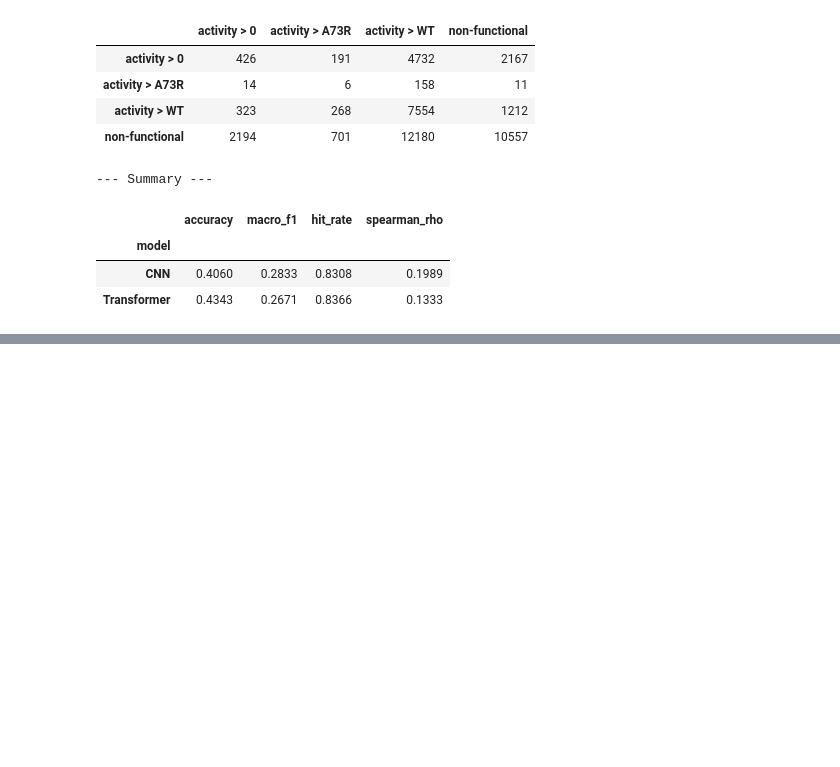
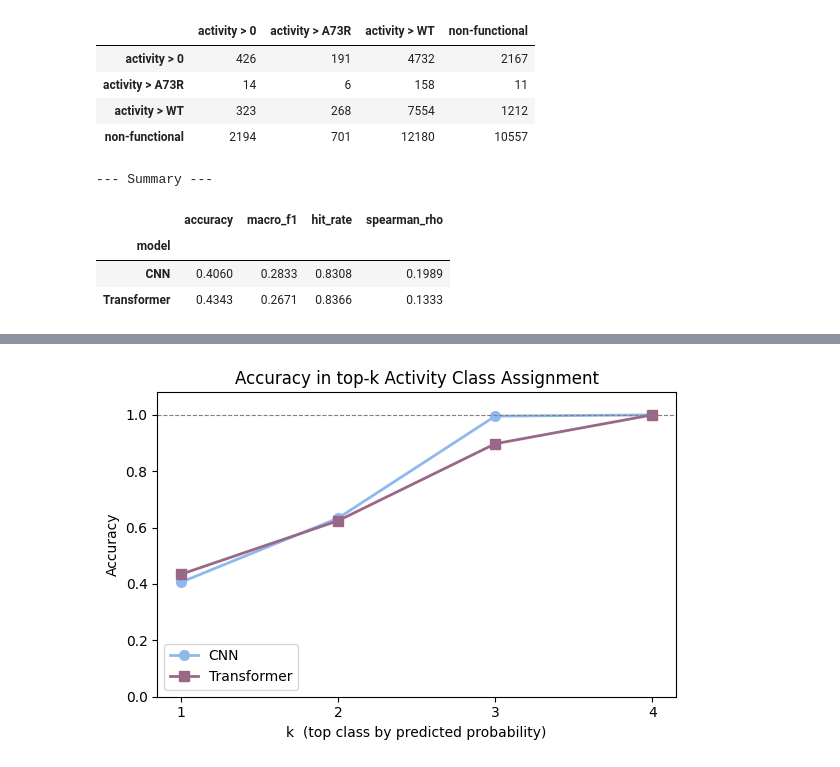
Before and after one commit to zahmiriajoh/AwasthiJohnson_10.C51, a Jupyter notebook: notebooks/02_model_comparison.ipynb, the cells around one changed output, grey strips where cells are left out. Saved outputs shown, nothing was run; the diff lists cells and outputs as text; code cells hidden in the pictures; blank space fills up the shorter version.

```diff
--- a/notebooks/02_model_comparison.ipynb
+++ b/notebooks/02_model_comparison.ipynb
@@ -163,36 +168,48 @@ plt.show()
+# %%
+# Color assignment
+c_cnn = '#8FB8ED'
+c_trans = '#996888'
 # %%
-# Top-k accuracy (ordinal)
+# Top-k accuracy
+# could also use sklearn.metrics.top_k_accuracy_score,
+# but it doesn't handle ties well
+# (e.g. if two classes have same prob,
+# it counts as correct if either is true label
+# — which can inflate top-2 acc when there are many ties)
+
 prob_cols = [f"prob_{cls}" for cls in ACTIVITY_CLASSES]
 
 def topk_accuracy(df, ks):
     probs  = df[prob_cols].values                          # (N, 4)
     labels = np.array([ACTIVITY_CLASSES.index(c) for c in df["activity_level"]])
     # rank classes by descending probability for each sample
     ranked = np.argsort(-probs, axis=1)                    # (N, 4) — col 0 = top-1 class
     return [float(np.any(ranked[:, :k] == labels[:, None], axis=1).mean()) for k in ks]
 
 ks = list(range(1, len(ACTIVITY_CLASSES) + 1))
 cnn_topk   = topk_accuracy(cnn_preds_df,   ks)
 trans_topk = topk_accuracy(trans_preds_df, ks)
 
 fig, ax = plt.subplots(figsize=(6, 4))
-ax.plot(ks, cnn_topk,   marker="o", linewidth=2, markersize=7, label="CNN")
-ax.plot(ks, trans_topk, marker="s", linewidth=2, markersize=7, label="Transformer")
+ax.plot(ks, cnn_topk,   marker="o", linewidth=2, markersize=7, label="CNN",c=c_cnn)
+ax.plot(ks, trans_topk, marker="s", linewidth=2, markersize=7, label="Transformer",c=c_trans)
 
-for k, acc in zip(ks, cnn_topk):
-    ax.annotate(f"{acc:.3f}", xy=(k, acc), xytext=(-18, 6),
-                textcoords="offset points", fontsize=8, color="C0")
-for k, acc in zip(ks, trans_topk):
-    ax.annotate(f"{acc:.3f}", xy=(k, acc), xytext=(4, 6),
-                textcoords="offset points", fontsize=8, color="C1")
+# for k, acc in zip(ks, cnn_topk):
+#     ax.annotate(f"{acc:.3f}", xy=(k, acc), xytext=(-18, 6),
+#                 textcoords="offset points", fontsize=8)
+# for k, acc in zip(ks, trans_topk):
+#     ax.annotate(f"{acc:.3f}", xy=(k, acc), xytext=(4, 6),
+#                 textcoords="offset points", fontsize=8)
 
 ax.set_xticks(ks)
-ax.set_xticklabels([f"k={k}" for k in ks])
-ax.set_xlabel("k  (true class in top-k by predicted probability)")
+#ax.set_xticklabels([f"k={k}" for k in ks])
+ax.set_xlabel("k  (top class by predicted probability)")
 ax.set_ylabel("Accuracy")
 ax.set_ylim(0, 1.08)
-ax.set_title("Top-k accuracy — CNN vs Transformer", fontsize=12)
+ax.set_title("Accuracy in top-k Activity Class Assignment", fontsize=12)
 ax.axhline(1.0, color="grey", linestyle="--", linewidth=0.8)
 ax.legend()
 plt.tight_layout()
 plt.show()
+# %% [output]
+[figure, added]
```
Also changed, not shown: parts of 7 cells of this notebook, 2 other files.
